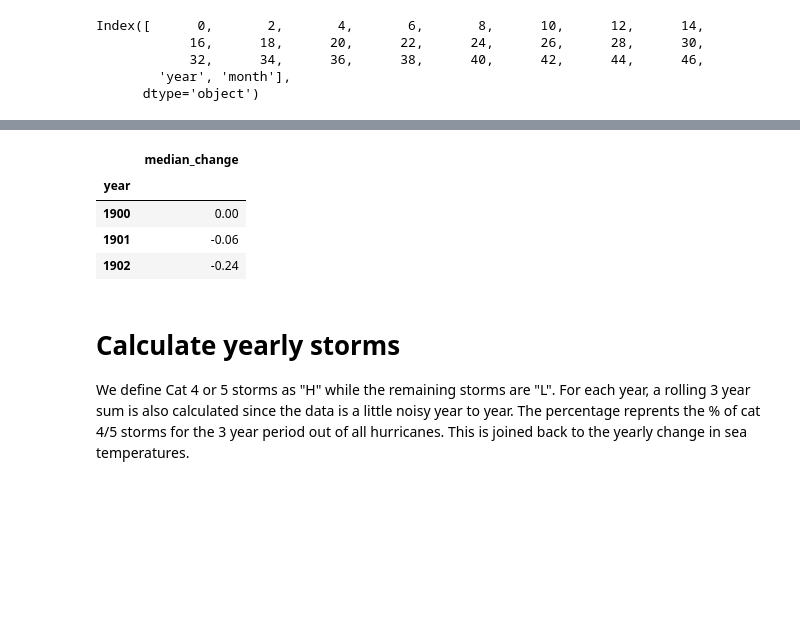
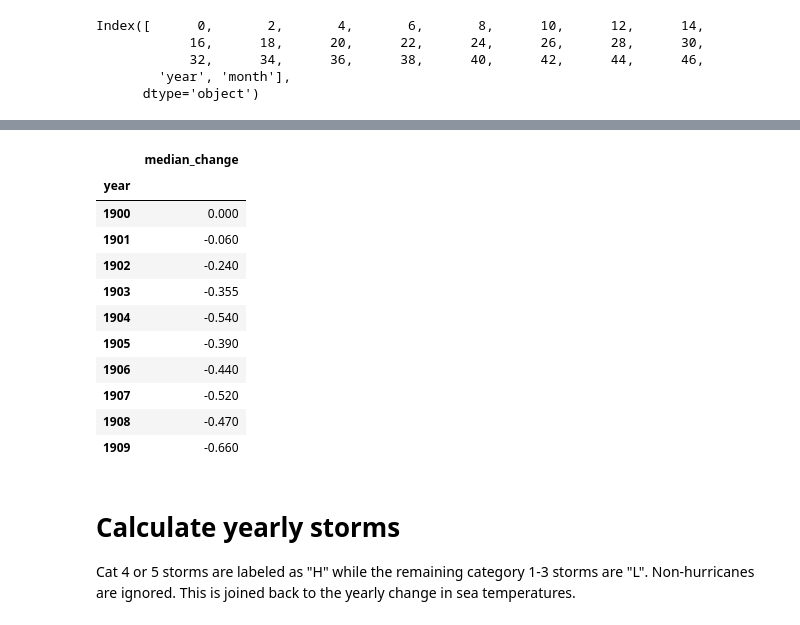
Before and after one commit to jbencina/analytics-projects, a Jupyter notebook: hurricane-trends/Hurricane.ipynb, the cells around one changed output, grey strips where cells are left out. Drawn from its saved outputs; the diff is of its cells as text; code cells hidden in the pictures; blank space fills up the shorter version.

```diff
--- a/hurricane-trends/Hurricane.ipynb
+++ b/hurricane-trends/Hurricane.ipynb
@@ -69,25 +72,33 @@ The ESSRT data is computed for a grid that is spaced by 2 degrees in N-S / W-E d
 # %%
 def get_median_sst(df):
     cols = [c for c in df.columns if c not in ['year','month']]
 
     median_temps = []
     for k,v in df.groupby('year'):
         reshaped = np.reshape(v[cols].values,(-1,))
         median_temps.append((k, np.nanmedian(reshaped)))
 
     df = pd.DataFrame(median_temps, columns=['year','median_change']).set_index('year')
+    df = df.sub(df.iloc[0,:])
 
-    return df.sub(df.iloc[0,:])
+    return df
 
 df_sst_yearly = get_median_sst(df_sst)
-df_sst_yearly.head(3)
+df_sst_yearly.head(10)
 # %% [output]
 |  | median_change |
 | year |  |
-| 1900 | 0.00 |
-| 1901 | -0.06 |
-| 1902 | -0.24 |
+| 1900 | 0.000 |
+| 1901 | -0.060 |
+| 1902 | -0.240 |
+| 1903 | -0.355 |
+| 1904 | -0.540 |
+| 1905 | -0.390 |
+| 1906 | -0.440 |
+| 1907 | -0.520 |
+| 1908 | -0.470 |
+| 1909 | -0.660 |
 # %% [markdown]
 # Calculate yearly storms
-We define Cat 4 or 5 storms as "H" while the remaining storms are "L". For each year, a rolling 3 year sum is also calculated since the data is a little noisy year to year. The percentage reprents the % of cat 4/5 storms for the 3 year period out of all hurricanes. This is joined back to the yearly change in sea temperatures.
+Cat 4 or 5 storms are labeled as "H" while the remaining category 1-3 storms are "L". Non-hurricanes are ignored. This is joined back to the yearly change in sea temperatures.
 # %%
```
Also changed, not shown: parts of 13 cells of this notebook.
